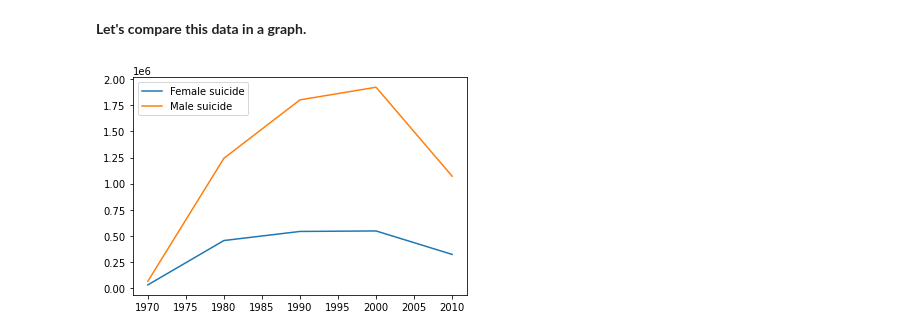
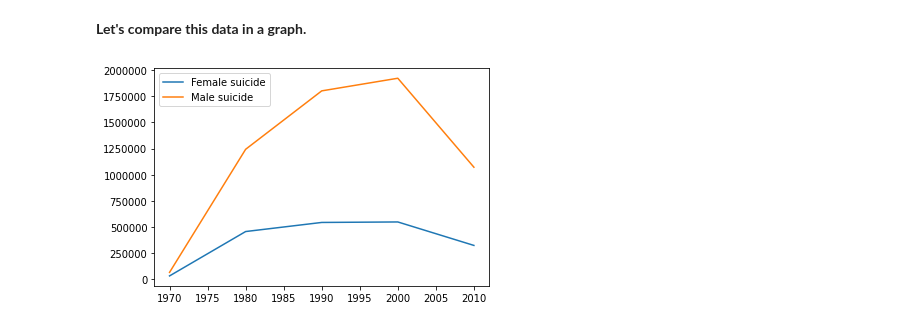
Before and after one commit to panmenor/WHO-Suicide-Basic-EDA-Kaggle, a Jupyter notebook: who-suicide-basic-eda.ipynb, the cells around one changed output. Cells and saved outputs as stored; diff of their text form; code cells hidden in the pictures.

```diff
--- a/who-suicide-basic-eda.ipynb
+++ b/who-suicide-basic-eda.ipynb
@@ -325,9 +331,11 @@ s_male
 # %% [markdown]
 **Let's compare this data in a graph.**
 # %%
+fig, ax = plt.subplots()
 plt.plot(s_female.index,s_female["suicides_no"].values, label="Female suicide")
 plt.plot(s_male.index, s_male["suicides_no"].values, label="Male suicide")
 plt.legend()
+ax.ticklabel_format(useOffset=False, style='plain', axis="y")
 plt.show()
 # %% [output]
-[figure, old version]
+[figure, new version]
```
Also changed, not shown: parts of 5 cells of this notebook.
